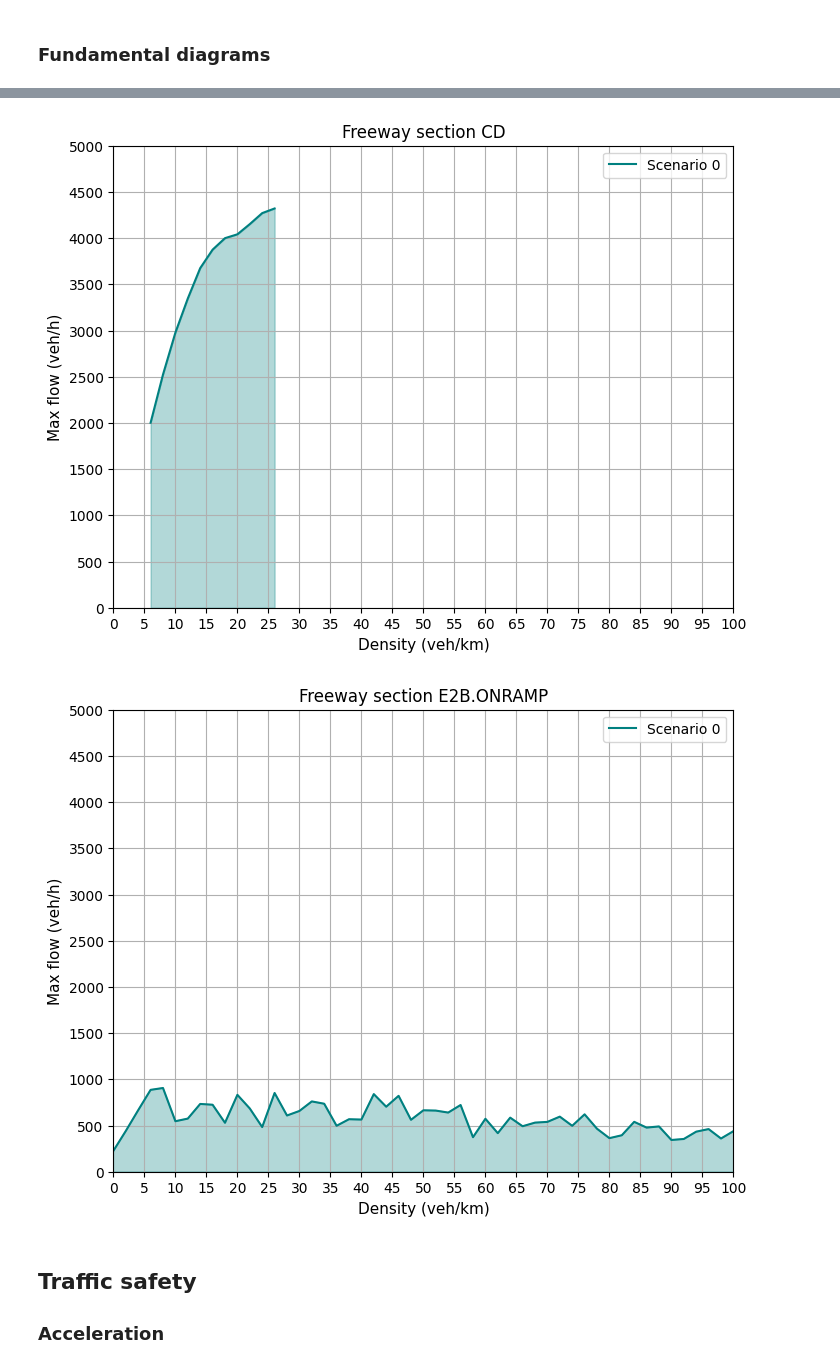
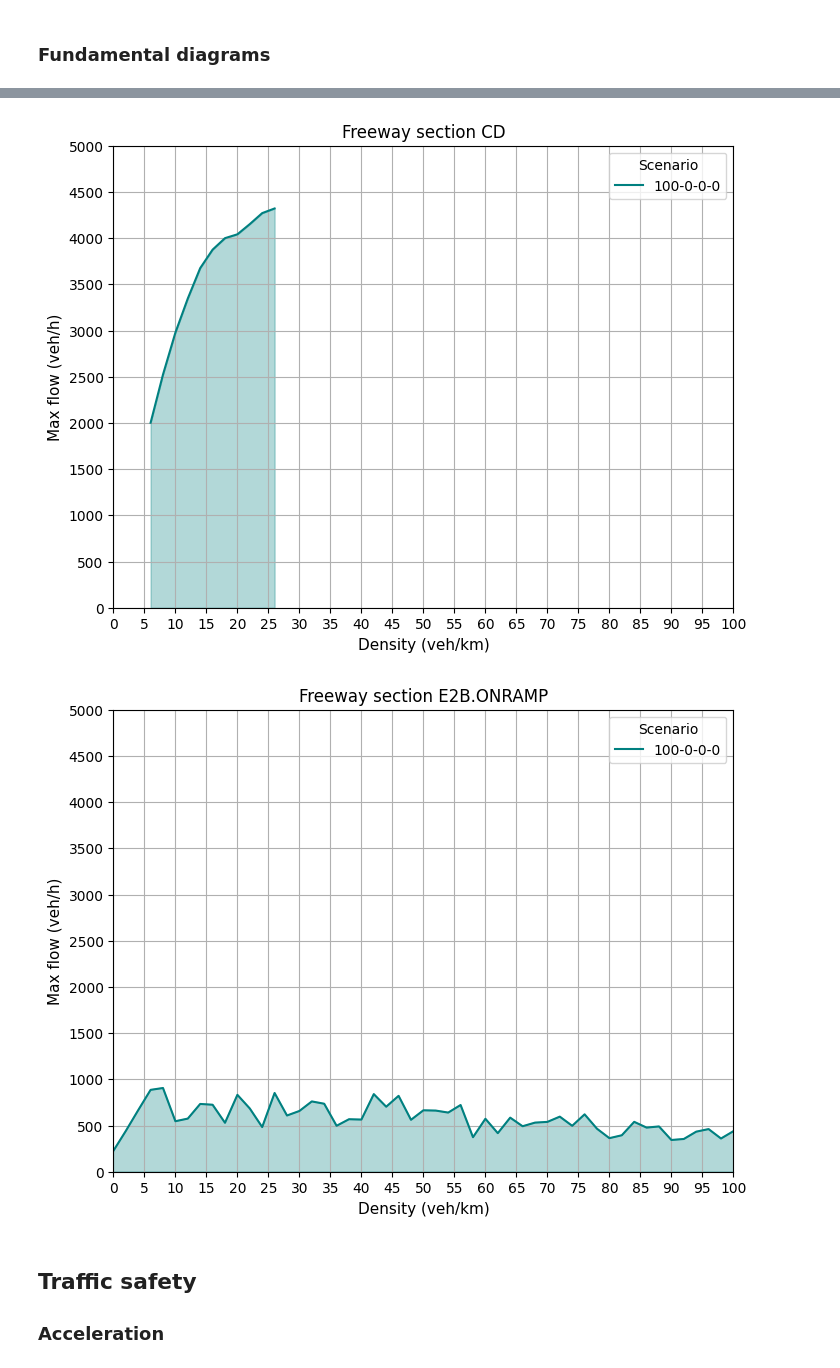
Before and after one commit to J-Poland/GraduationOTS, a Jupyter notebook: thesis_experiments/notebooks/policy_analysis/Scenario0_KPIs.ipynb, the cells around one changed output, grey strips where cells are left out. Saved outputs shown, nothing was run; the diff lists cells and outputs as text; code cells hidden in the pictures.

```diff
--- a/thesis_experiments/notebooks/policy_analysis/Scenario0_KPIs.ipynb
+++ b/thesis_experiments/notebooks/policy_analysis/Scenario0_KPIs.ipynb
@@ -491,7 +491,7 @@ def plot_fd_max_flow(data_list, labels, sections):
     plt.ylim(bottom=0, top=5000)
     plt.xticks(np.arange(0, 105, 5))
     plt.yticks(np.arange(0, 5500, 500))
-    plt.legend()
+    plt.legend(title='Scenario')
     plt.grid(True)
     plt.show()
 # %%
@@ -505,11 +505,11 @@ plot_fd_max_flow([df_new_fd_0], ['Scenario 0'], ['BC'])
 # %%
-plot_fd_max_flow([df_new_fd_0], ['Scenario 0'], ['CD'])
+plot_fd_max_flow([df_new_fd_0], ['100-0-0-0'], ['CD'])
 # %% [output]
-[figure, old version]
+[figure, new version]
 # %%
-plot_fd_max_flow([df_new_fd_0], ['Scenario 0'], ['E2B.ONRAMP'])
+plot_fd_max_flow([df_new_fd_0], ['100-0-0-0'], ['E2B.ONRAMP'])
 # %% [output]
-[figure, old version]
+[figure, new version]
 # %% [markdown]
 ## Traffic safety
 
```
Also changed, not shown: parts of 32 cells of this notebook, 7 other files.
